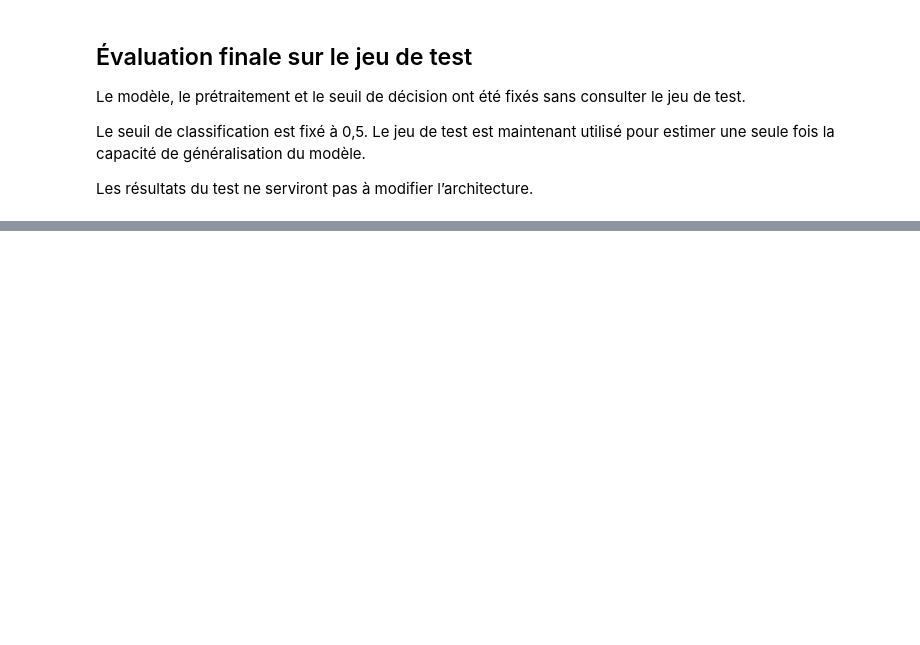
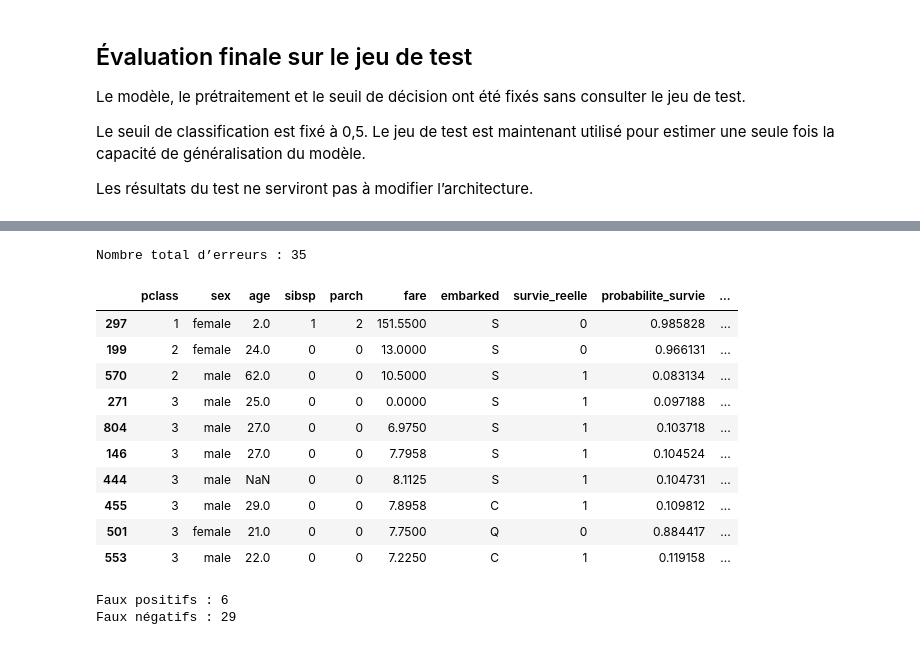
Before and after one commit to DRIOUCH96/introduction_au_deeplearning, a Jupyter notebook: brief_deep_learning.ipynb, the cells around one changed output, grey strips where cells are left out. Cells and saved outputs as stored; diff of their text form; code cells hidden in the pictures; blank space fills up the shorter version.

```diff
--- a/brief_deep_learning.ipynb
+++ b/brief_deep_learning.ipynb
@@ -659,0 +738,66 @@ Name: Test, dtype: float64
+# %%
+analyse_test = X_test.copy()
+
+analyse_test["survie_reelle"] = (
+    y_test_entier
+)
+
+analyse_test["probabilite_survie"] = (
+    probabilites_test
+)
+
+analyse_test["classe_predite"] = (
+    predictions_test
+)
+
+analyse_test["erreur"] = (
+    analyse_test["survie_reelle"]
+    != analyse_test["classe_predite"]
+)
+
+analyse_test["confiance"] = np.where(
+    predictions_test == 1,
+    probabilites_test,
+    1 - probabilites_test,
+)
+
+erreurs_test = (
+    analyse_test[analyse_test["erreur"]]
+    .sort_values(
+        "confiance",
+        ascending=False,
+    )
+)
+
+print("Nombre total d’erreurs :", len(erreurs_test))
+
+erreurs_test.head(10)
+# %% [output]
+Nombre total d’erreurs : 35
+|  | pclass | sex | age | sibsp | parch | fare | embarked | survie_reelle | probabilite_survie | ... |
+| 297 | 1 | female | 2.0 | 1 | 2 | 151.5500 | S | 0 | 0.985828 | ... |
+| 199 | 2 | female | 24.0 | 0 | 0 | 13.0000 | S | 0 | 0.966131 | ... |
+| 570 | 2 | male | 62.0 | 0 | 0 | 10.5000 | S | 1 | 0.083134 | ... |
+| 271 | 3 | male | 25.0 | 0 | 0 | 0.0000 | S | 1 | 0.097188 | ... |
+| 804 | 3 | male | 27.0 | 0 | 0 | 6.9750 | S | 1 | 0.103718 | ... |
+| 146 | 3 | male | 27.0 | 0 | 0 | 7.7958 | S | 1 | 0.104524 | ... |
+| 444 | 3 | male | NaN | 0 | 0 | 8.1125 | S | 1 | 0.104731 | ... |
+| 455 | 3 | male | 29.0 | 0 | 0 | 7.8958 | C | 1 | 0.109812 | ... |
+| 501 | 3 | female | 21.0 | 0 | 0 | 7.7500 | Q | 0 | 0.884417 | ... |
+| 553 | 3 | male | 22.0 | 0 | 0 | 7.2250 | C | 1 | 0.119158 | ... |
+# %%
+faux_positifs = erreurs_test[
+    (erreurs_test["survie_reelle"] == 0)
+    & (erreurs_test["classe_predite"] == 1)
+]
+
+faux_negatifs = erreurs_test[
+    (erreurs_test["survie_reelle"] == 1)
+    & (erreurs_test["classe_predite"] == 0)
+]
+
+print("Faux positifs :", len(faux_positifs))
+print("Faux négatifs :", len(faux_negatifs))
+# %% [output]
+Faux positifs : 6
+Faux négatifs : 29
```
Also changed, not shown: parts of 19 cells of this notebook.
